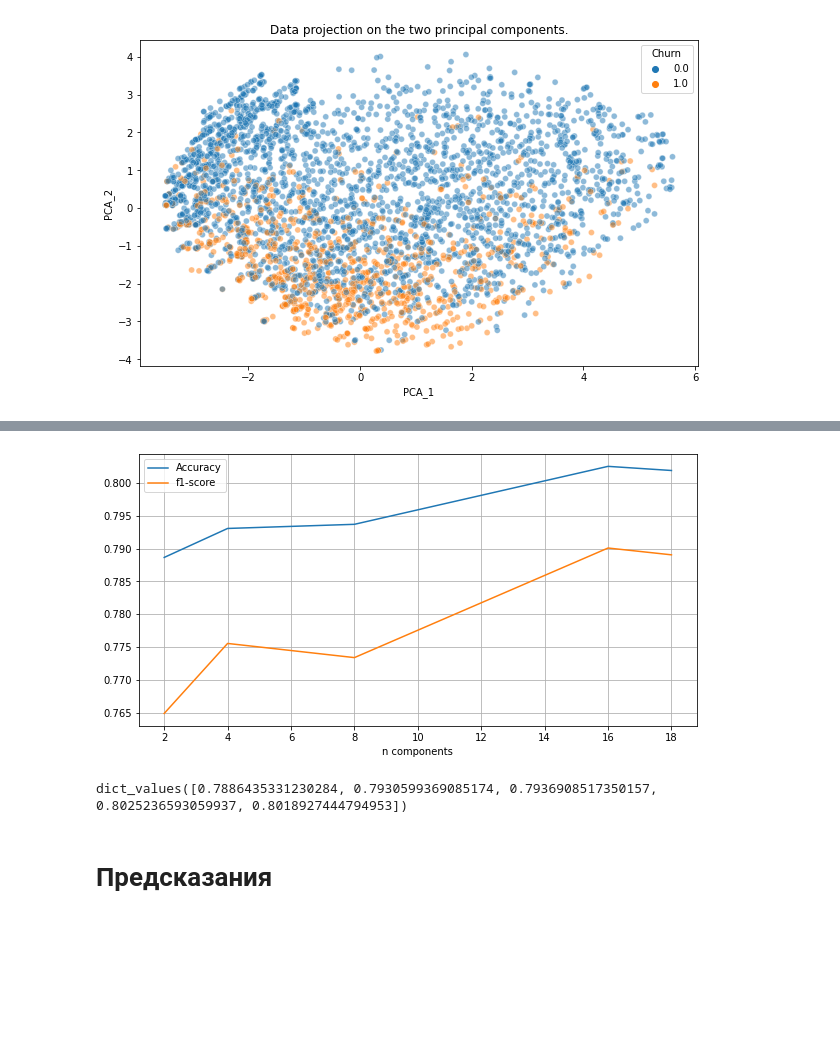
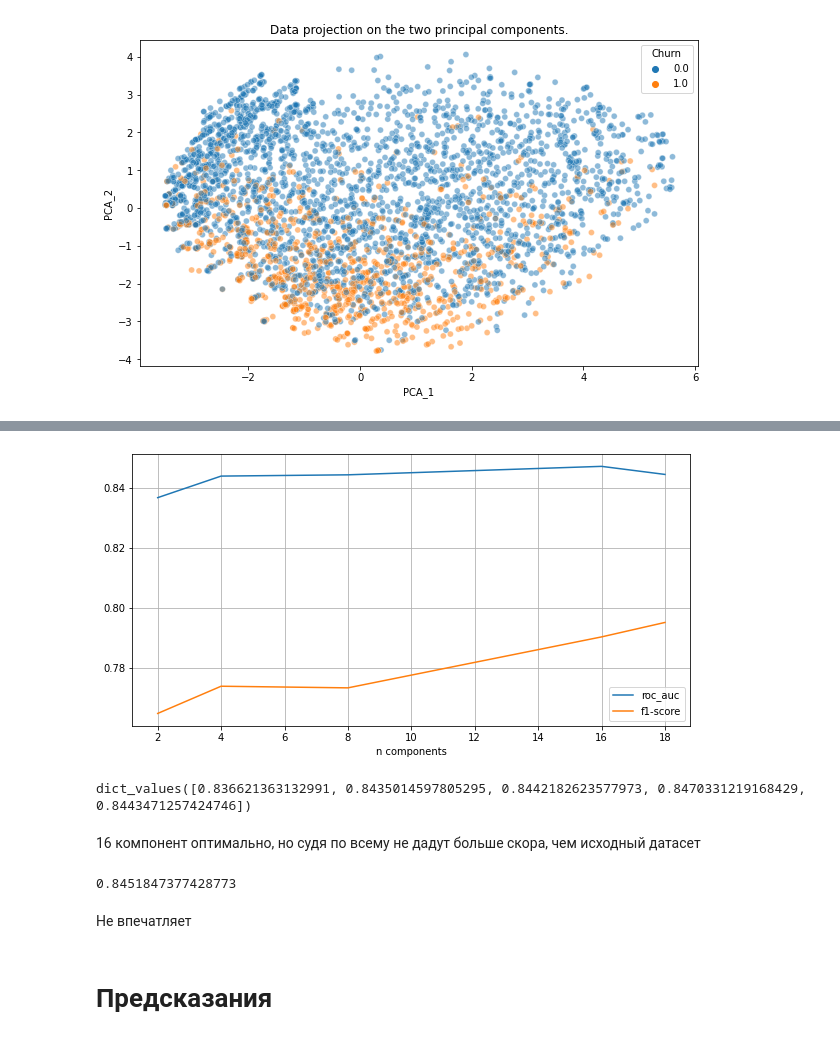
Before and after one commit to Nasyhhhs/churn_prediction, a Jupyter notebook: my_dummy_baseline.ipynb, the cells around one changed output, grey strips where cells are left out. Saved outputs shown, nothing was run; the diff lists cells and outputs as text; code cells hidden in the pictures; blank space fills up the shorter version.

```diff
--- a/my_dummy_baseline.ipynb
+++ b/my_dummy_baseline.ipynb
@@ -1090,20 +1050,18 @@ from sklearn.metrics import classification_report
 pipe = Pipeline([('scaler', StandardScaler()),
                  ('pca', PCA(n_components=2)),
                  ('model', LogisticRegression())])
-# %%
-param_grid = {'model__penalty': ['l1', 'l2', 'elasticnet'],
-              'model__C': [1e-5, 0.0001, 0.001, 0.01]}
 # %%
 def train_pca_i(n_components, X_train_t, y_train):
     pipe = Pipeline([('scaler', StandardScaler()),
                      ('pca', PCA(n_components=n_components)),
-                     ('model', LogisticRegression(penalty='l2', solver='saga',random_state=1))])
+                     ('model', LogisticRegression(solver = 'saga', random_state=32))])
 
-    param_grid = {'model__C': [0.0001, 0.001, 0.01, 0.1]}
+    param_grid = {'model__penalty': ['l1', 'l2', 'elasticnet'],
+                   'model__C': [ 0.001, 0.01, 0.1, 1, 10, 100]}
 
     grid = GridSearchCV(pipe, param_grid, cv=5)
     grid.fit(X_train_t, y_train)
 
     report = classification_report(y_test, grid.predict(X_test_t), output_dict=True)
-    return (report['accuracy'],
-            report['weighted avg']['f1-score'])
+    roc_auc = roc_auc_score(y_test, grid.predict_proba(X_test_t)[:,1])
+    return ( report['weighted avg']['f1-score'], roc_auc)        #report['accuracy'], report['weighted avg']['f1-score'],
@@ -1110,9 +1072,10 @@ def train_pca_i(n_components, X_train_t, y_train):
 # %%
 %%time
-accuracy_dict, f1_score_dict = {}, {}
+accuracy_dict, f1_score_dict, roc_auc_dict = {}, {}, {}
 components_list = [2, 4, 8, 16,18]
 
 for n_components in components_list:
-    accuracy, f1_score = train_pca_i(n_components, X_train_t, y_train)
-    accuracy_dict[n_components] = accuracy
+    f1_score, roc_auc = train_pca_i(n_components, X_train_t, y_train)        #accuracy,
+    #accuracy_dict[n_components] = accuracy
     f1_score_dict[n_components] = f1_score
+    roc_auc_dict[n_components] = roc_auc
@@ -1122,15 +1082,17 @@ Wall time: 15.3 s
 # %%
 plt.figure(figsize=(10, 5))
 
-plt.plot(components_list, accuracy_dict.values(), label='Accuracy')
+plt.plot(components_list,roc_auc_dict.values(), label='roc_auc')
 plt.plot(components_list, f1_score_dict.values(), label='f1-score')
 
 plt.xlabel('n components')
 plt.legend()
 plt.grid();
 # %% [output]
-[figure, old version]
+[figure, new version]
 # %%
-accuracy_dict.values()
+roc_auc_dict.values()
 # %% [output]
-dict_values([0.7886435331230284, 0.7930599369085174, 0.7936908517350157, 0.8025236593059937, 0.8018927444794953])
+dict_values([0.836621363132991, 0.8435014597805295, 0.8442182623577973, 0.8470331219168429, 0.8443471257424746])
+# %% [markdown]
+16 компонент оптимально, но судя по всему не дадут больше скора, чем исходный датасет
@@ -1137,3 +1109,9 @@ dict_values([0.7886435331230284, 0.7930599369085174, 0.7936908517350157, 0.80252
+# %%
+train_pca_m(X_train_t, y_train, stacking)
+# %% [output]
+0.8451847377428773
+# %% [markdown]
+Не впечатляет
 # %% [markdown]
 # Предсказания
 # %%
```
Also changed, not shown: parts of 26 cells of this notebook.
